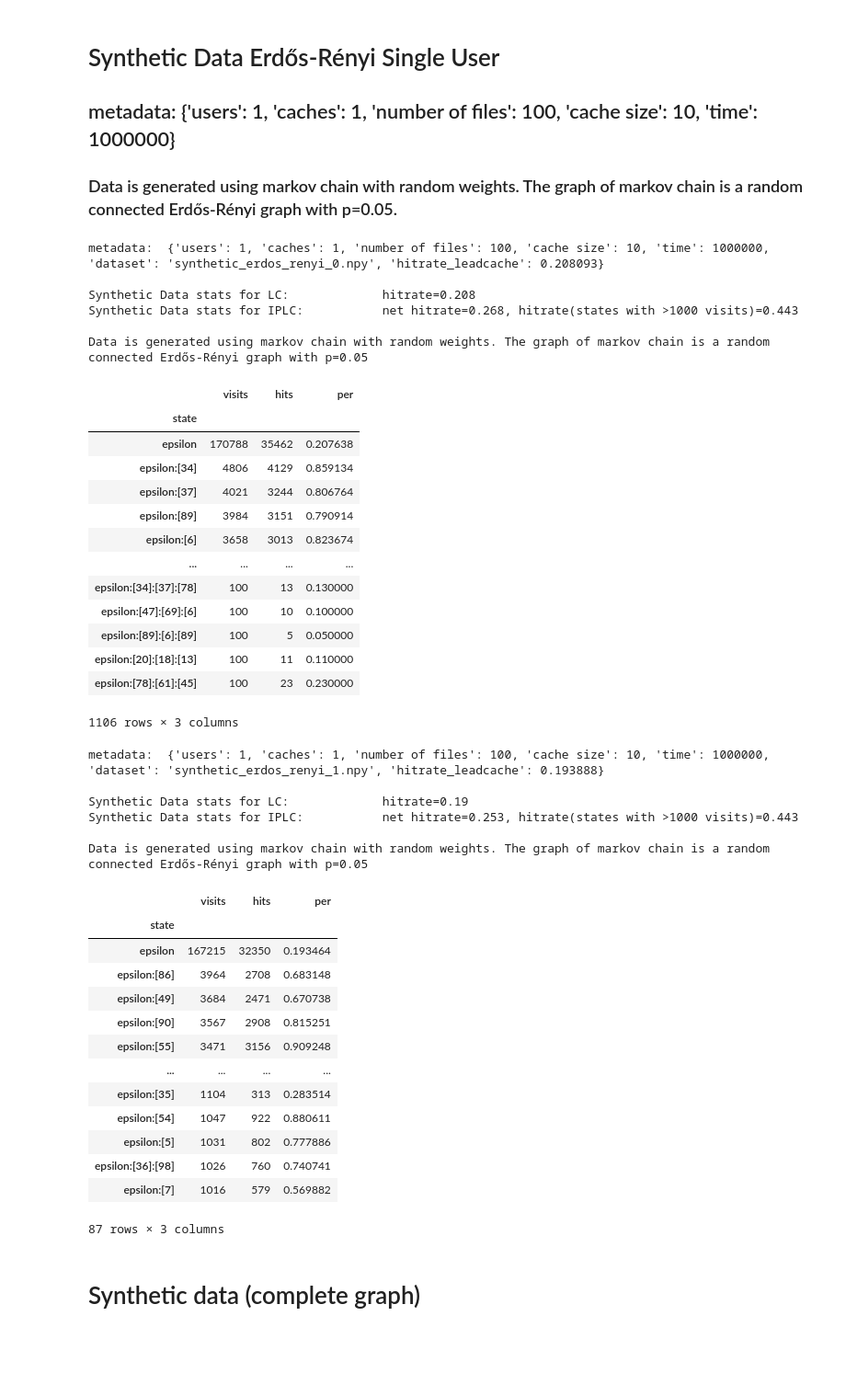
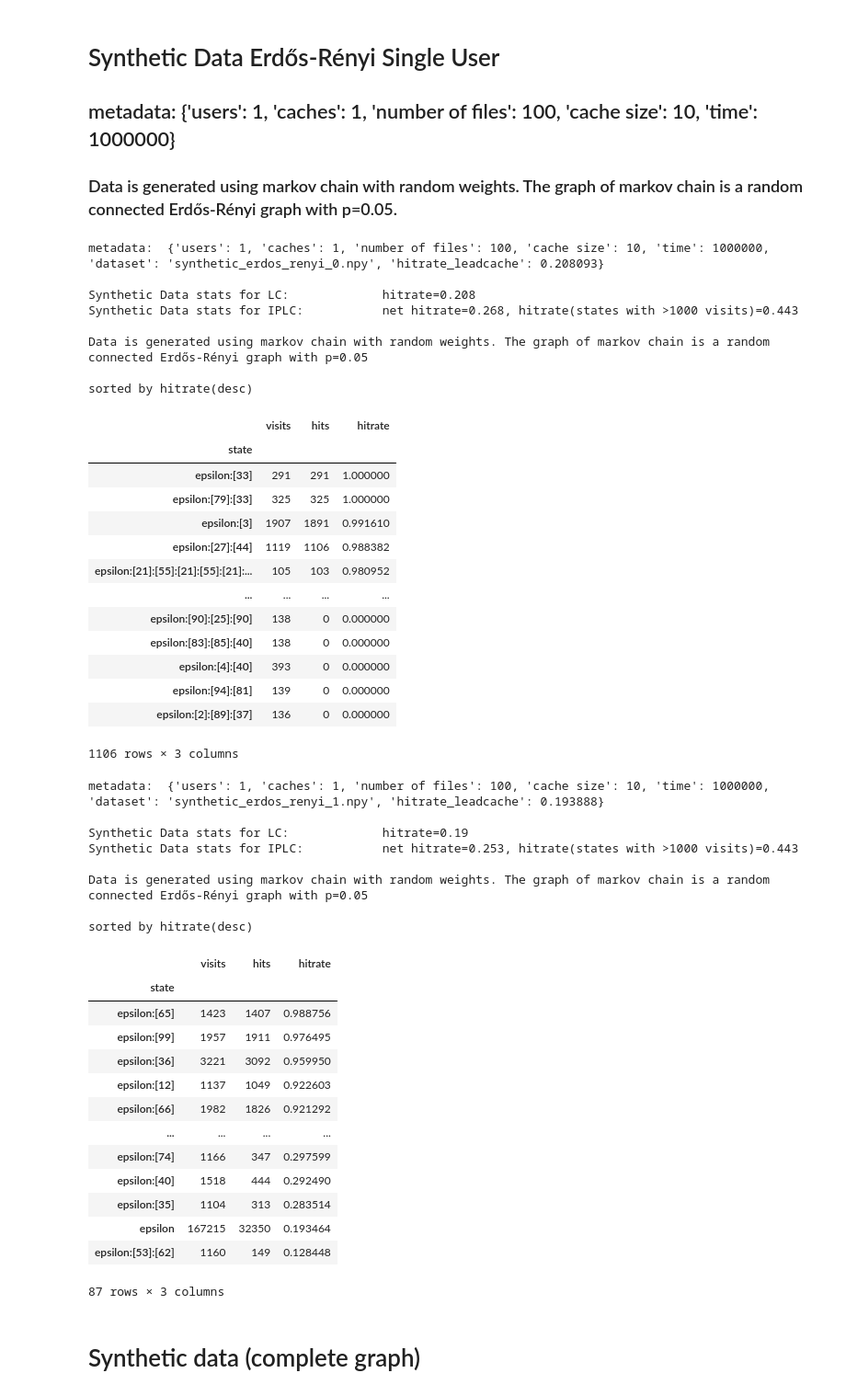
Before and after one commit to AtivJoshi/UniversalCaching, a Jupyter notebook: results.ipynb, the cells around one changed output. Shown: that part at 92% size. Saved outputs shown, nothing was run; the diff lists cells and outputs as text; code cells hidden in the pictures; blank space fills up the shorter version.

```diff
--- a/results.ipynb
+++ b/results.ipynb
@@ -12,6 +12,9 @@ print('metadata: ',metadata)
 print(f'\nCMU Data stats for LC: \t\t hitrate={0.468778048637998:.03f}')
 print(f'CMU Data stats for IPLC: \t net hitrate={0.2443013134065187:0.3f}, \t hitrate(states with >1000 visits)={0.39071790981080184:0.3f}')
 df.drop(df[df['visits']<1000].index,inplace=True)
+df.sort_values(by='per',ascending=False,inplace=True)
+df.rename({'per':'hitrate'},inplace=True,axis=1)
+print('\nsorted by hitrate(desc)')
 df
 # %% [output]
 metadata:  {'users': 1, 'caches': 1, 'number of files': 100, 'cache size': 10, 'time': 753156, 'dataset': 'CMU_huge.txt', 'hitrate_leadcache': 0.468778048637998}
@@ -45,6 +50,9 @@ print('metadata: ',metadata)
 print(f'\nRatings Data stats for LC: \t\t hitrate={0.13943699710460225:.03f}')
 print(f'Ratings Data stats for IPLC: \t\t hitrate(total)={0.13454201526082574:0.3f}, \t hitrate(states with >100 visits)={0.1564158948046467:0.3f}')
 df.drop(df[df['visits']<1000].index,inplace=True)
+df.sort_values(by='per',ascending=False,inplace=True)
+df.rename({'per':'hitrate'},inplace=True,axis=1)
+print('\nsorted by hitrate(desc)')
 df
 # %% [output]
 metadata:  {'users': 1, 'caches': 1, 'number of files': 100, 'cache size': 10, 'time': 1000208, 'dataset': 'ratings.dat', 'hitrate_leadcache': 0.13943699710460225}
@@ -82,6 +92,9 @@ print(f'Synthetic Data stats for IPLC: \t\t net hitrate={0.267747:0.3f}, hitrate
 df.drop(df[df['visits']<100].index,inplace=True)
 # print(df['hits'].sum()/df['visits'].sum())
 print('\n'+des)
+df.sort_values(by='per',ascending=False,inplace=True)
+df.rename({'per':'hitrate'},inplace=True,axis=1)
+print('\nsorted by hitrate(desc)')
 df
 # %% [output]
 metadata:  {'users': 1, 'caches': 1, 'number of files': 100, 'cache size': 10, 'time': 1000000, 'dataset': 'synthetic_erdos_renyi_0.npy', 'hitrate_leadcache': 0.208093}
@@ -90,54 +103,61 @@ Synthetic Data stats for LC:             hitrate=0.208
 Synthetic Data stats for IPLC:           net hitrate=0.268, hitrate(states with >1000 visits)=0.443
 
 Data is generated using markov chain with random weights. The graph of markov chain is a random connected Erdős-Rényi graph with p=0.05
+
+sorted by hitrate(desc)
-|  | visits | hits | per |
+|  | visits | hits | hitrate |
 | state |  |  |  |
-| epsilon | 170788 | 35462 | 0.207638 |
-| epsilon:[34] | 4806 | 4129 | 0.859134 |
-| epsilon:[37] | 4021 | 3244 | 0.806764 |
-| epsilon:[89] | 3984 | 3151 | 0.790914 |
-| epsilon:[6] | 3658 | 3013 | 0.823674 |
+| epsilon:[33] | 291 | 291 | 1.000000 |
+| epsilon:[79]:[33] | 325 | 325 | 1.000000 |
+| epsilon:[3] | 1907 | 1891 | 0.991610 |
+| epsilon:[27]:[44] | 1119 | 1106 | 0.988382 |
+| epsilon:[21]:[55]:[21]:[55]:[21]:... | 105 | 103 | 0.980952 |
 | ... | ... | ... | ... |
-| epsilon:[34]:[37]:[78] | 100 | 13 | 0.130000 |
-| epsilon:[47]:[69]:[6] | 100 | 10 | 0.100000 |
-| epsilon:[89]:[6]:[89] | 100 | 5 | 0.050000 |
-| epsilon:[20]:[18]:[13] | 100 | 11 | 0.110000 |
-| epsilon:[78]:[61]:[45] | 100 | 23 | 0.230000 |
+| epsilon:[90]:[25]:[90] | 138 | 0 | 0.000000 |
+| epsilon:[83]:[85]:[40] | 138 | 0 | 0.000000 |
+| epsilon:[4]:[40] | 393 | 0 | 0.000000 |
+| epsilon:[94]:[81] | 139 | 0 | 0.000000 |
+| epsilon:[2]:[89]:[37] | 136 | 0 | 0.000000 |
 1106 rows × 3 columns
 # %%
 folder_path=""
 with pd.HDFStore(folder_path+'data/erdos_renyi_1.h5') as storage:
   df=storage['df']
   df.set_index('state',drop=True,inplace=True)
   metadata=storage.get_storer('df').attrs.metadata
 des=metadata.pop('data_description')
 print('metadata: ',metadata)
 print(f'\nSynthetic Data stats for LC: \t\t hitrate={0.193888:.02f}')
 print(f'Synthetic Data stats for IPLC: \t\t net hitrate={0.25299:0.3f}, hitrate(states with >1000 visits)={0.44253798088516755:0.3f}')
 df.drop(df[df['visits']<1000].index,inplace=True)
 # print(df['hits'].sum()/df['visits'].sum())
 print('\n'+des)
+df.sort_values(by='per',ascending=False,inplace=True)
+df.rename({'per':'hitrate'},inplace=True,axis=1)
+print('\nsorted by hitrate(desc)')
 df
 # %% [output]
 metadata:  {'users': 1, 'caches': 1, 'number of files': 100, 'cache size': 10, 'time': 1000000, 'dataset': 'synthetic_erdos_renyi_1.npy', 'hitrate_leadcache': 0.193888}
 
 Synthetic Data stats for LC:             hitrate=0.19
 Synthetic Data stats for IPLC:           net hitrate=0.253, hitrate(states with >1000 visits)=0.443
 
 Data is generated using markov chain with random weights. The graph of markov chain is a random connected Erdős-Rényi graph with p=0.05
+
+sorted by hitrate(desc)
-|  | visits | hits | per |
+|  | visits | hits | hitrate |
 | state |  |  |  |
+| epsilon:[65] | 1423 | 1407 | 0.988756 |
+| epsilon:[99] | 1957 | 1911 | 0.976495 |
+| epsilon:[36] | 3221 | 3092 | 0.959950 |
+| epsilon:[12] | 1137 | 1049 | 0.922603 |
+| epsilon:[66] | 1982 | 1826 | 0.921292 |
+| ... | ... | ... | ... |
+| epsilon:[74] | 1166 | 347 | 0.297599 |
+| epsilon:[40] | 1518 | 444 | 0.292490 |
+| epsilon:[35] | 1104 | 313 | 0.283514 |
 | epsilon | 167215 | 32350 | 0.193464 |
-| epsilon:[86] | 3964 | 2708 | 0.683148 |
-| epsilon:[49] | 3684 | 2471 | 0.670738 |
-| epsilon:[90] | 3567 | 2908 | 0.815251 |
-| epsilon:[55] | 3471 | 3156 | 0.909248 |
-| ... | ... | ... | ... |
-| epsilon:[35] | 1104 | 313 | 0.283514 |
-| epsilon:[54] | 1047 | 922 | 0.880611 |
-| epsilon:[5] | 1031 | 802 | 0.777886 |
-| epsilon:[36]:[98] | 1026 | 760 | 0.740741 |
-| epsilon:[7] | 1016 | 579 | 0.569882 |
+| epsilon:[53]:[62] | 1160 | 149 | 0.128448 |
 87 rows × 3 columns
 # %% [markdown]
 # Synthetic data (complete graph)
```
Also changed, not shown: parts of 5 cells of this notebook.
